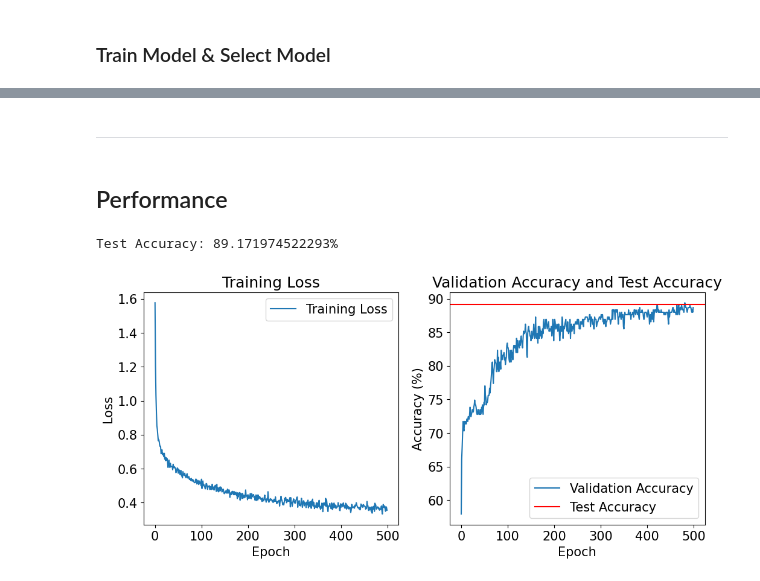
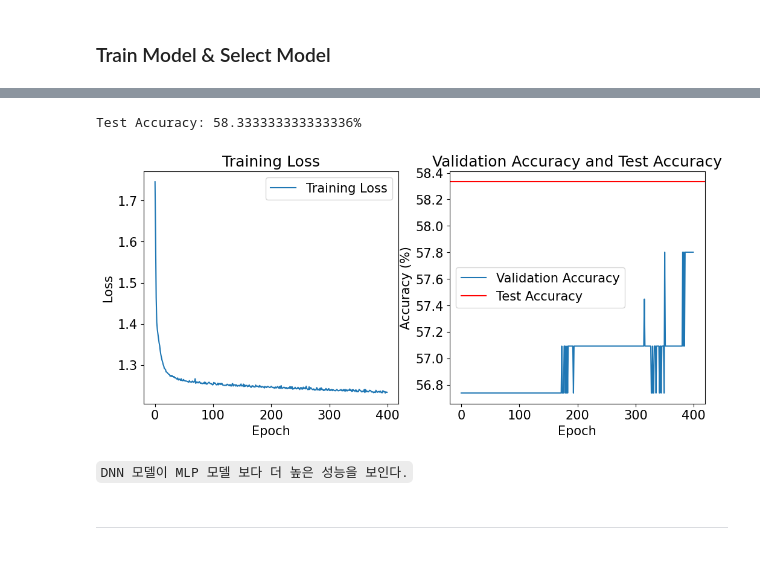
Before and after one commit to Park-Jongmun/DGU-MLDL, a Jupyter notebook: Final Project [박종문].ipynb, the cells around one changed output, grey strips where cells are left out. Saved outputs shown, nothing was run; the diff lists cells and outputs as text; code cells hidden in the pictures.

```diff
--- a/Final Project [박종문].ipynb
+++ b/Final Project [박종문].ipynb
@@ -562,0 +614,3 @@ Epoch [500/500], Loss: 0.3554, Validation Accuracy: 88.69257950530036%
+# %%
+# mlp
+train_losses_for_mlp, val_accuracies_for_mlp = fit(mlp_model, train_loader, val_loader, mlp_optimizer, num_epochs, criterion)
@@ -563,28 +635,28 @@ Epoch [500/500], Loss: 0.3554, Validation Accuracy: 88.69257950530036%
+# %%
+# 테스트 데이터셋 평가
+test_accuracy2 = evaluate_model(mlp_model, test_loader)
+
+# 학습 및 검증 및 테스트 시각화
+plt.figure(figsize=(12, 5))
+plt.subplot(1, 2, 1)
+plt.plot(train_losses_for_mlp, label='Training Loss')
+plt.title('Training Loss')
+plt.xlabel('Epoch')
+plt.ylabel('Loss')
+plt.legend()
+plt.subplot(1, 2, 2)
+plt.plot(val_accuracies_for_mlp, label='Validation Accuracy')
+plt.axhline(y=test_accuracy2, color='r', linestyle='-', label='Test Accuracy') # 테스트 정확도 추가
+plt.title('Validation Accuracy and Test Accuracy')
+plt.xlabel('Epoch')
+plt.ylabel('Accuracy (%)')
+plt.legend()
+
+plt.show()
+# %% [output]
+Test Accuracy: 58.333333333333336%
+[figure, added]
+# %% [markdown]
+`DNN 모델이 MLP 모델 보다 더 높은 성능을 보인다.`
 # %% [markdown]
 ---
-# %% [markdown]
-## Performance
-# %%
-# 테스트 데이터셋 평가
-test_accuracy = evaluate_model(dnn_model, test_loader)
-
-# 학습 및 검증 및 테스트 시각화
-plt.figure(figsize=(12, 5))
-plt.subplot(1, 2, 1)
-plt.plot(train_losses, label='Training Loss')
-plt.title('Training Loss')
-plt.xlabel('Epoch')
-plt.ylabel('Loss')
-plt.legend()
-plt.subplot(1, 2, 2)
-plt.plot(val_accuracies, label='Validation Accuracy')
-plt.axhline(y=test_accuracy, color='r', linestyle='-', label='Test Accuracy') # 테스트 정확도 추가
-plt.title('Validation Accuracy and Test Accuracy')
-plt.xlabel('Epoch')
-plt.ylabel('Accuracy (%)')
-plt.legend()
-
-plt.show()
-# %% [output]
-Test Accuracy: 89.171974522293%
-[figure, removed]
```
Also changed, not shown: parts of 11 cells of this notebook.
